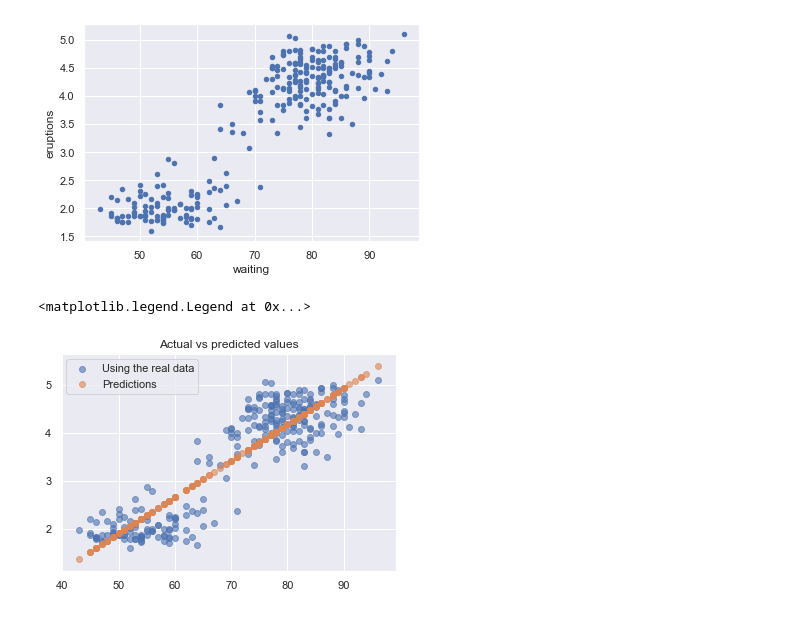
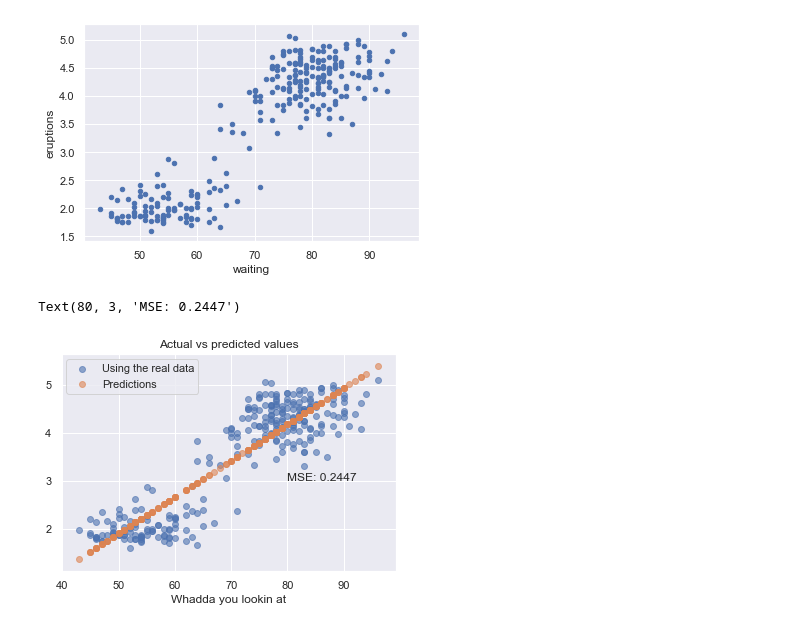
Before and after one commit to flambuth/ds-methodologies-exercises, a Jupyter notebook: clustering/warmup.ipynb, the cells around one changed output. Drawn from its saved outputs; the diff is of its cells as text; code cells hidden in the pictures.

```diff
--- a/clustering/warmup.ipynb
+++ b/clustering/warmup.ipynb
@@ -136,9 +122,10 @@ faithful.plot.scatter(y='eruptions', x='waiting')
 # %%
 plt.scatter(X, y, label='Using the real data', alpha=0.6)
 plt.scatter(X, faithful.y_pred, label='Predictions', alpha=0.6)
 plt.title("Actual vs predicted values")
+plt.xlabel("Whadda you lookin at")
 plt.legend()
-plt.
+plt.text(80,3,f'MSE: {regression_model_mse:.4f}')
 # %% [output]
-<matplotlib.legend.Legend at 0x...>
+Text(80, 3, 'MSE: 0.2447')
-[figure, old version]
+[figure, new version]
```
Also changed, not shown: parts of 4 cells of this notebook, 3 other files.
